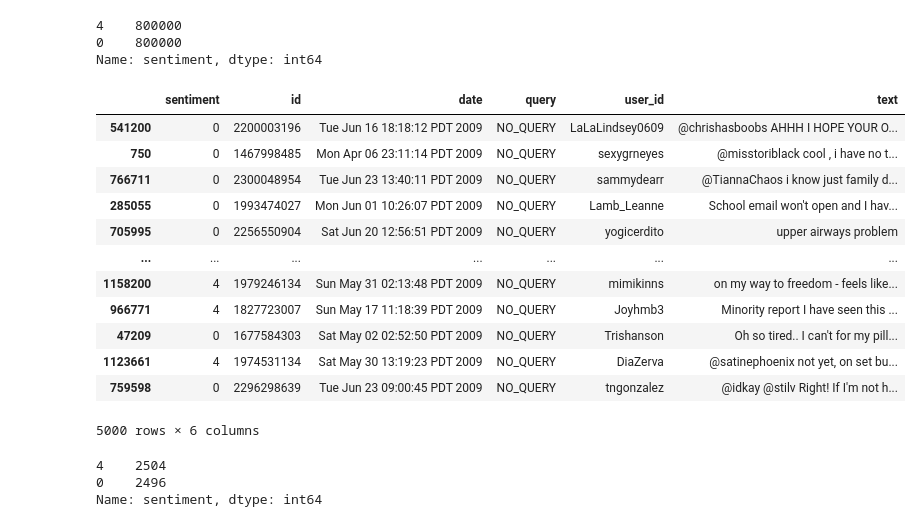
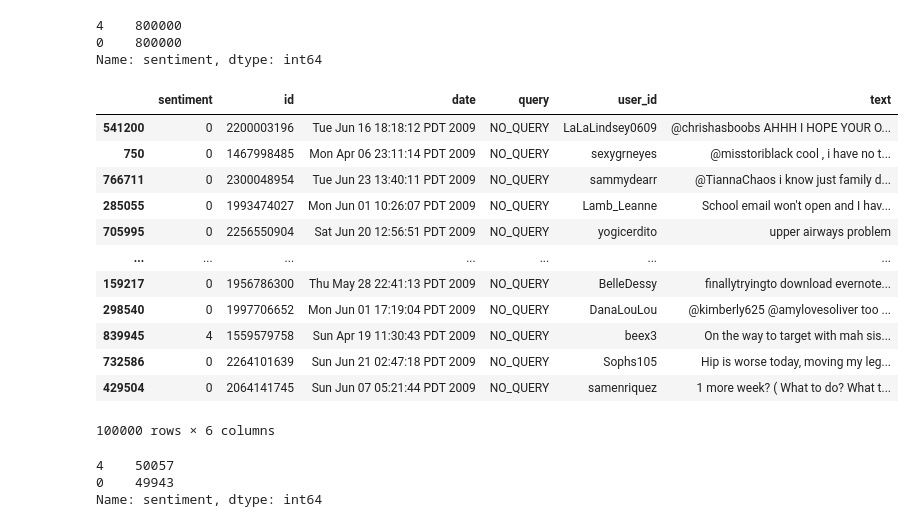
Before and after one commit to babetteblanquet/Sentiment_Analysis, a Jupyter notebook: Datasets/Tweets_dataset/Tweet_reviews.ipynb, the cells around one changed output. Drawn from its saved outputs; the diff is of its cells as text; code cells hidden in the pictures.

```diff
--- a/Datasets/Tweets_dataset/Tweet_reviews.ipynb
+++ b/Datasets/Tweets_dataset/Tweet_reviews.ipynb
@@ -30,27 +30,27 @@ df["sentiment"].value_counts()
 Name: sentiment, dtype: int64
 # %%
 #Building a random sample of tweets
-df_sample = df.sample(n=5000, random_state=42)
+df_sample = df.sample(n=100000, random_state=42)
 df_sample
 # %% [output]
 |  | sentiment | id | date | query | user_id | text |
 | 541200 | 0 | 2200003196 | Tue Jun 16 18:18:12 PDT 2009 | NO_QUERY | LaLaLindsey0609 | @chrishasboobs AHHH I HOPE YOUR O... |
 | 750 | 0 | 1467998485 | Mon Apr 06 23:11:14 PDT 2009 | NO_QUERY | sexygrneyes | @misstoriblack cool , i have no t... |
 | 766711 | 0 | 2300048954 | Tue Jun 23 13:40:11 PDT 2009 | NO_QUERY | sammydearr | @TiannaChaos i know just family d... |
 | 285055 | 0 | 1993474027 | Mon Jun 01 10:26:07 PDT 2009 | NO_QUERY | Lamb_Leanne | School email won't open and I hav... |
 | 705995 | 0 | 2256550904 | Sat Jun 20 12:56:51 PDT 2009 | NO_QUERY | yogicerdito | upper airways problem |
 | ... | ... | ... | ... | ... | ... | ... |
-| 1158200 | 4 | 1979246134 | Sun May 31 02:13:48 PDT 2009 | NO_QUERY | mimikinns | on my way to freedom - feels like... |
-| 966771 | 4 | 1827723007 | Sun May 17 11:18:39 PDT 2009 | NO_QUERY | Joyhmb3 | Minority report I have seen this ... |
-| 47209 | 0 | 1677584303 | Sat May 02 02:52:50 PDT 2009 | NO_QUERY | Trishanson | Oh so tired.. I can't for my pill... |
-| 1123661 | 4 | 1974531134 | Sat May 30 13:19:23 PDT 2009 | NO_QUERY | DiaZerva | @satinephoenix not yet, on set bu... |
-| 759598 | 0 | 2296298639 | Tue Jun 23 09:00:45 PDT 2009 | NO_QUERY | tngonzalez | @idkay @stilv Right! If I'm not h... |
+| 159217 | 0 | 1956786300 | Thu May 28 22:41:13 PDT 2009 | NO_QUERY | BelleDessy | finallytryingto download evernote... |
+| 298540 | 0 | 1997706652 | Mon Jun 01 17:19:04 PDT 2009 | NO_QUERY | DanaLouLou | @kimberly625 @amylovesoliver too ... |
+| 839945 | 4 | 1559579758 | Sun Apr 19 11:30:43 PDT 2009 | NO_QUERY | beex3 | On the way to target with mah sis... |
+| 732586 | 0 | 2264101639 | Sun Jun 21 02:47:18 PDT 2009 | NO_QUERY | Sophs105 | Hip is worse today, moving my leg... |
+| 429504 | 0 | 2064141745 | Sun Jun 07 05:21:44 PDT 2009 | NO_QUERY | samenriquez | 1 more week? ( What to do? What t... |
-5000 rows × 6 columns
+100000 rows × 6 columns
 # %%
 df_sample["sentiment"].value_counts()
 # %% [output]
-4    2504
-0    2496
+4    50057
+0    49943
 Name: sentiment, dtype: int64
 # %%
 df_sample.loc[df_sample["sentiment"] == 4, "sentiment"] = 1
```
Also changed, not shown: parts of 1 cell of this notebook, 3 other files.
